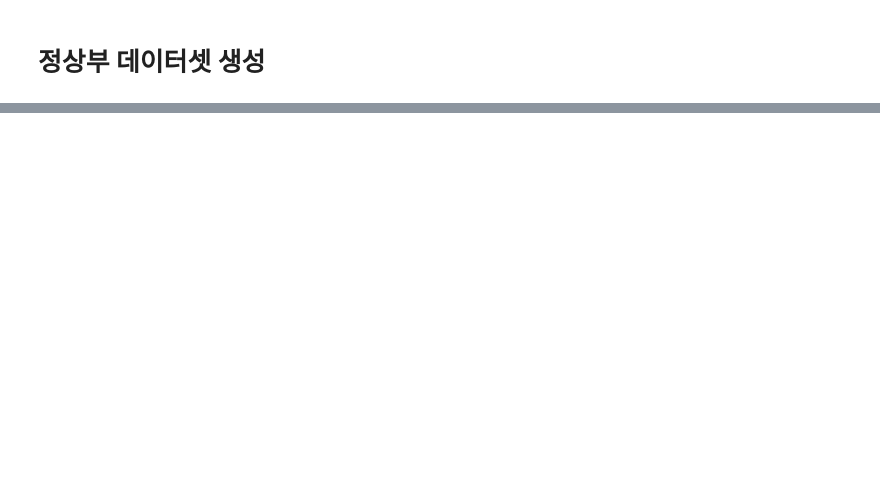
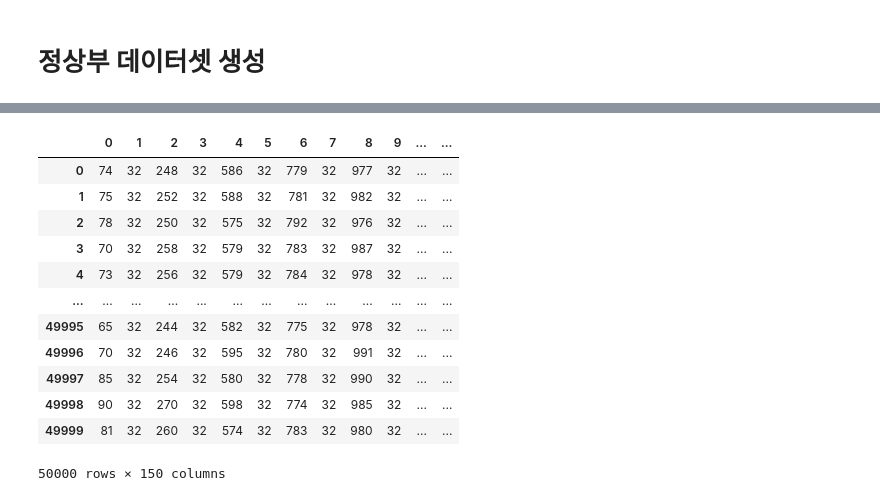
Before and after one commit to ConstructionIT/LH2023, a Jupyter notebook: generate_label_v4.ipynb, the cells around one changed output, grey strips where cells are left out. Cells and saved outputs as stored; diff of their text form; code cells hidden in the pictures; blank space fills up the shorter version.

```diff
--- a/generate_label_v4.ipynb
+++ b/generate_label_v4.ipynb
@@ -71,0 +169,5 @@ for i in range(len(row_coordinates)):
+# %%
+for i in range(50000):
+    row_coordinates = generate_label(random.randint(2, 10))
+
+    datasets.append(row_coordinates)
@@ -71,0 +194,2 @@ for i in range(len(row_coordinates)):
+# %%
+datasets = np.array(datasets)
@@ -71,0 +200,2 @@ for i in range(len(row_coordinates)):
+# %%
+datasets = datasets.reshape(50000, 150)
@@ -71,0 +221,18 @@ for i in range(len(row_coordinates)):
+# %%
+df = pd.DataFrame(datasets)
+# %%
+df
+# %% [output]
+|  | 0 | 1 | 2 | 3 | 4 | 5 | 6 | 7 | 8 | 9 | ... | ... |
+| 0 | 74 | 32 | 248 | 32 | 586 | 32 | 779 | 32 | 977 | 32 | ... | ... |
+| 1 | 75 | 32 | 252 | 32 | 588 | 32 | 781 | 32 | 982 | 32 | ... | ... |
+| 2 | 78 | 32 | 250 | 32 | 575 | 32 | 792 | 32 | 976 | 32 | ... | ... |
+| 3 | 70 | 32 | 258 | 32 | 579 | 32 | 783 | 32 | 987 | 32 | ... | ... |
+| 4 | 73 | 32 | 256 | 32 | 579 | 32 | 784 | 32 | 978 | 32 | ... | ... |
+| ... | ... | ... | ... | ... | ... | ... | ... | ... | ... | ... | ... | ... |
+| 49995 | 65 | 32 | 244 | 32 | 582 | 32 | 775 | 32 | 978 | 32 | ... | ... |
+| 49996 | 70 | 32 | 246 | 32 | 595 | 32 | 780 | 32 | 991 | 32 | ... | ... |
+| 49997 | 85 | 32 | 254 | 32 | 580 | 32 | 778 | 32 | 990 | 32 | ... | ... |
+| 49998 | 90 | 32 | 270 | 32 | 598 | 32 | 774 | 32 | 985 | 32 | ... | ... |
+| 49999 | 81 | 32 | 260 | 32 | 574 | 32 | 783 | 32 | 980 | 32 | ... | ... |
+50000 rows × 150 columns
```
Also changed, not shown: parts of 34 cells of this notebook, 1 other file.
